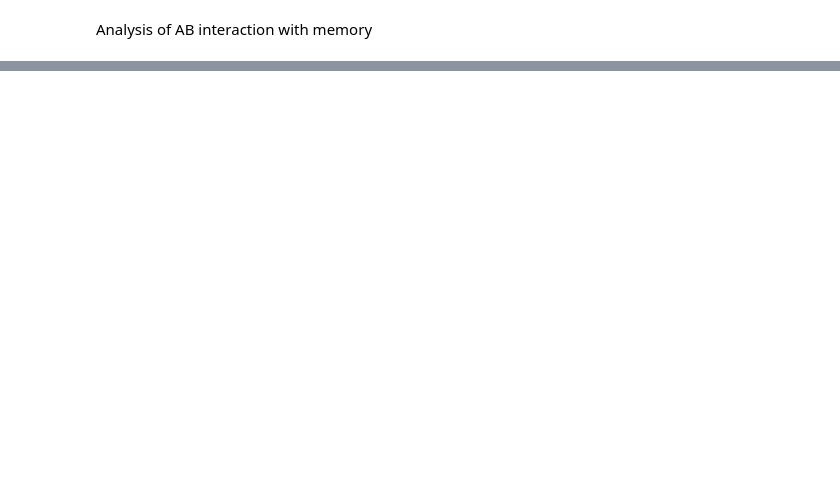
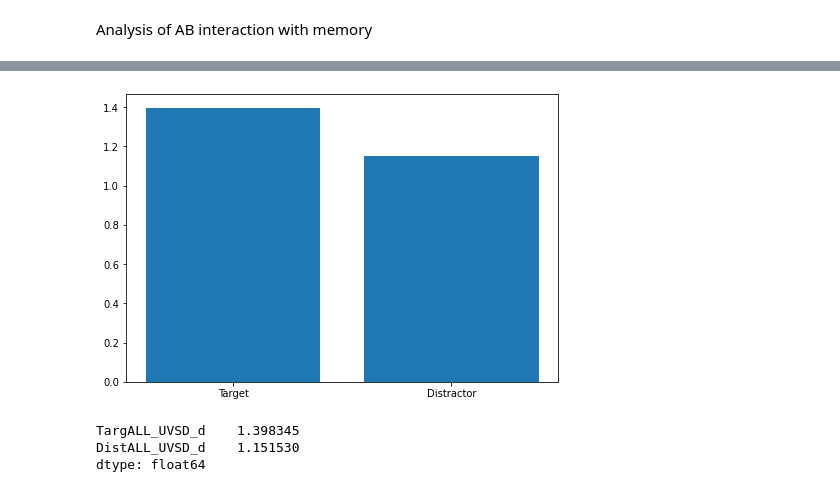
Before and after one commit to adede1988/ABmem, a Jupyter notebook: ABmemNotebook.ipynb, the cells around one changed output, grey strips where cells are left out. Cells and saved outputs as stored; diff of their text form; code cells hidden in the pictures; blank space fills up the shorter version.

```diff
--- a/ABmemNotebook.ipynb
+++ b/ABmemNotebook.ipynb
@@ -99,0 +169,14 @@ plt.hist(df['PP1blink_mem'] - df['PP1cor_mem'])
+# %%
+#use this
+ColumnMeans = df.apply(np.mean)
+import matplotlib.pyplot as plt
+fig = plt.figure()
+ax = fig.add_axes([0,0,1,1])
+section = ['Target', 'Distractor']
+Memory = ['TargALL_UVSD_d', 'DistALL_UVSD_d']
+ax.bar(section,ColumnMeans[Memory])
+plt.ylabel('d\' memory score')
+plt.title('memory for different types of')
+plt.show()
+# %% [output]
+[figure, added]
@@ -99,0 +185,6 @@ plt.hist(df['PP1blink_mem'] - df['PP1cor_mem'])
+# %%
+ColumnMeans[Memory]
+# %% [output]
+TargALL_UVSD_d    1.398345
+DistALL_UVSD_d    1.151530
+dtype: float64
```
Also changed, not shown: parts of 37 cells of this notebook, 36 other files.
